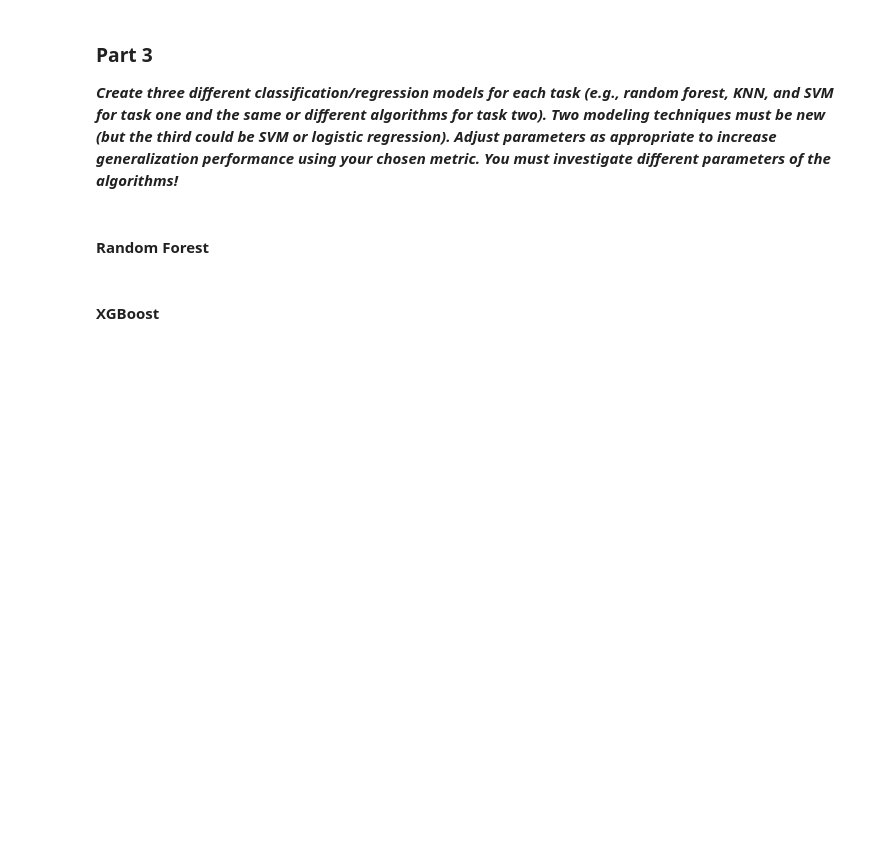
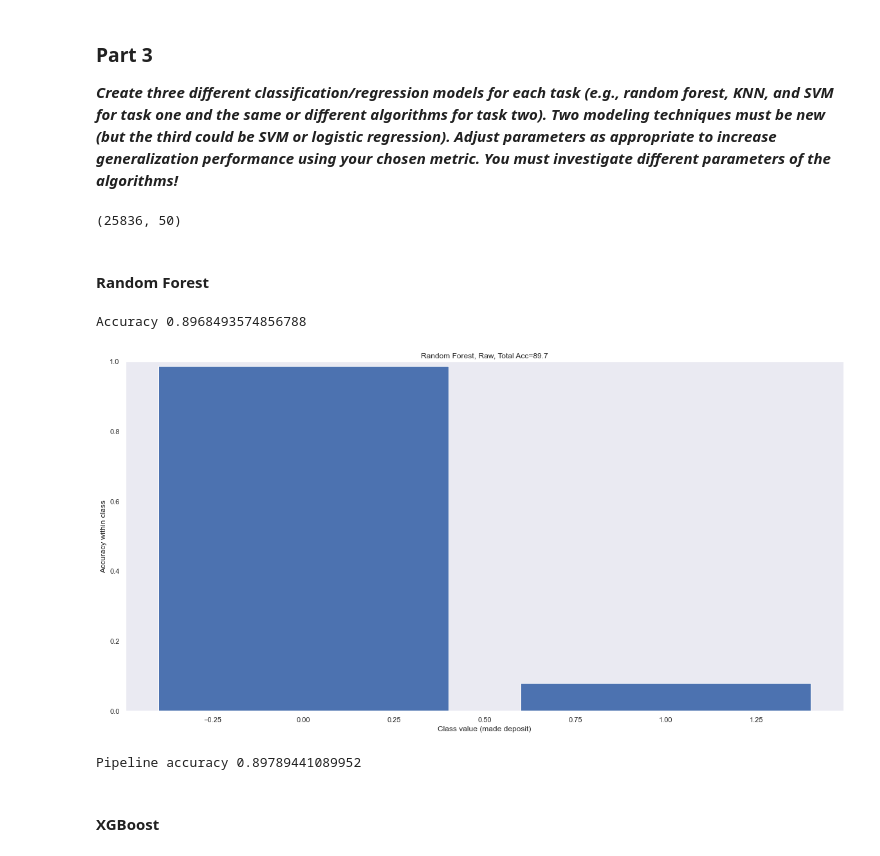
Before and after one commit to ChadKwong/DDSMachineLearning1, a Jupyter notebook: Lab 2/Lab 2.ipynb, the cells around one changed output. Cells and saved outputs as stored; diff of their text form; code cells hidden in the pictures; blank space fills up the shorter version.

```diff
--- a/Lab 2/Lab 2.ipynb
+++ b/Lab 2/Lab 2.ipynb
@@ -533,8 +518,77 @@ Wall time: 3min 29s
 ### Part 3
 
 ***Create three different classification/regression models for each task (e.g., random forest, KNN, and SVM for task one and the same or different algorithms for task two). Two modeling techniques must be new (but the third could be SVM or logistic regression). Adjust parameters as appropriate to increase generalization performance using your chosen metric. You must investigate different parameters of the algorithms!***
+# %%
+Y = np.where(y == 'yes', 1, 0)
+# %%
+xVal.shape
+# %% [output]
+(25836, 50)
 # %% [markdown]
 #### Random Forest
+# %%
+#Cross validation, using 80/20 train/test splitting
+splits = 3
+randomState=1
+cv = ShuffleSplit(n_splits=splits, test_size=0.20, random_state=randomState)
+
+# create variables we are more familiar with
+yhat = np.zeros(educY.shape) # we will fill this with predictions
+
+# %%time
+from sklearn.ensemble import RandomForestClassifier
+
+clf_pipe = Pipeline(
+    [('PCA',PCA(n_components=43, svd_solver='randomized')),
+     ('CLF',RandomForestClassifier(max_depth=50, n_estimators=150, n_jobs=-1))]
+)
+
+X = xVal
+
+## model and score them
+clf = RandomForestClassifier(max_depth=50, n_estimators=150, n_jobs=-1, oob_score=True)
+
+# now iterate through and get predictions, saved to the correct row in yhat
+for train, test in cv.split(X,Y):
+    clf.fit(X[train],Y[train])
+    yhat[test] = clf.predict(X[test])
+
+def per_class_accuracy(ytrue,yhat):
+    conf = mt.confusion_matrix(ytrue,yhat)
+    norm_conf = conf.astype('float') / conf.sum(axis=1)[:, np.newaxis]
+    return np.diag(norm_conf)
+
+def plot_class_acc(ytrue,yhat, title=''):
+    acc_list = per_class_accuracy(ytrue,yhat)
+    plt.bar(range(len(acc_list)), acc_list)
+    plt.xlabel('Class value (made deposit)')
+    plt.ylabel('Accuracy within class')
+    plt.title(title+", Total Acc=%.1f"%(100*mt.accuracy_score(ytrue,yhat)))
+    plt.grid()
+    plt.ylim([0,1])
+    plt.show()
+
+total_accuracy = mt.accuracy_score(Y, yhat)
+print ('Accuracy', total_accuracy)
+plot_class_acc(Y,yhat,title="Random Forest, Raw")
+
+
+# added yhat_score for ROC curve
+yhat_score = np.zeros((y.shape[0],2))
+
+# now iterate through and get predictions, saved to the correct row in yhat
+## predict_proba  returns a vector
+for train, test in cv.split(X,Y):
+    clf_pipe.fit(X[train],Y[train])
+    yhat[test] = clf_pipe.predict(X[test])
+    yhat_score[test] = clf_pipe.predict_proba(X[test])
+
+total_accuracy = mt.accuracy_score(Y, yhat)
+print ('Pipeline accuracy', total_accuracy)
+# %% [output]
+Accuracy 0.8968493574856788
+[figure, added]
+Pipeline accuracy 0.89789441089952
 # %% [markdown]
 #### XGBoost
 # %%
```
Also changed, not shown: parts of 9 cells of this notebook.
